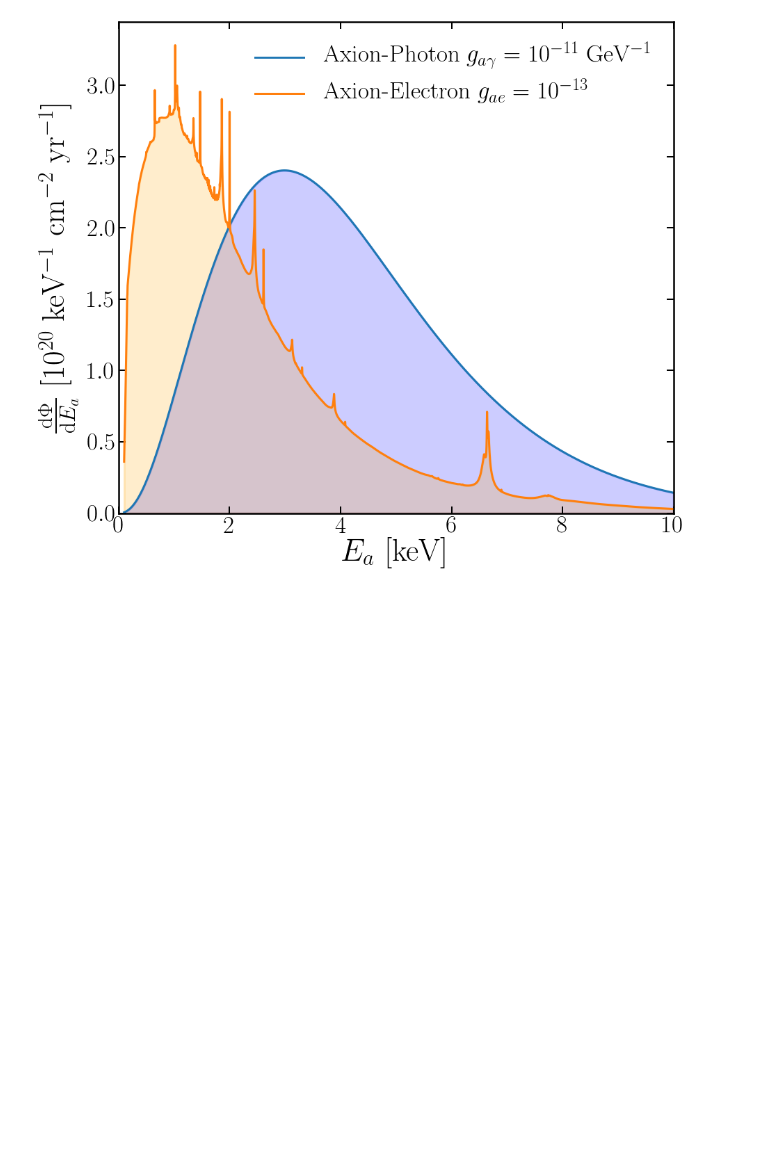
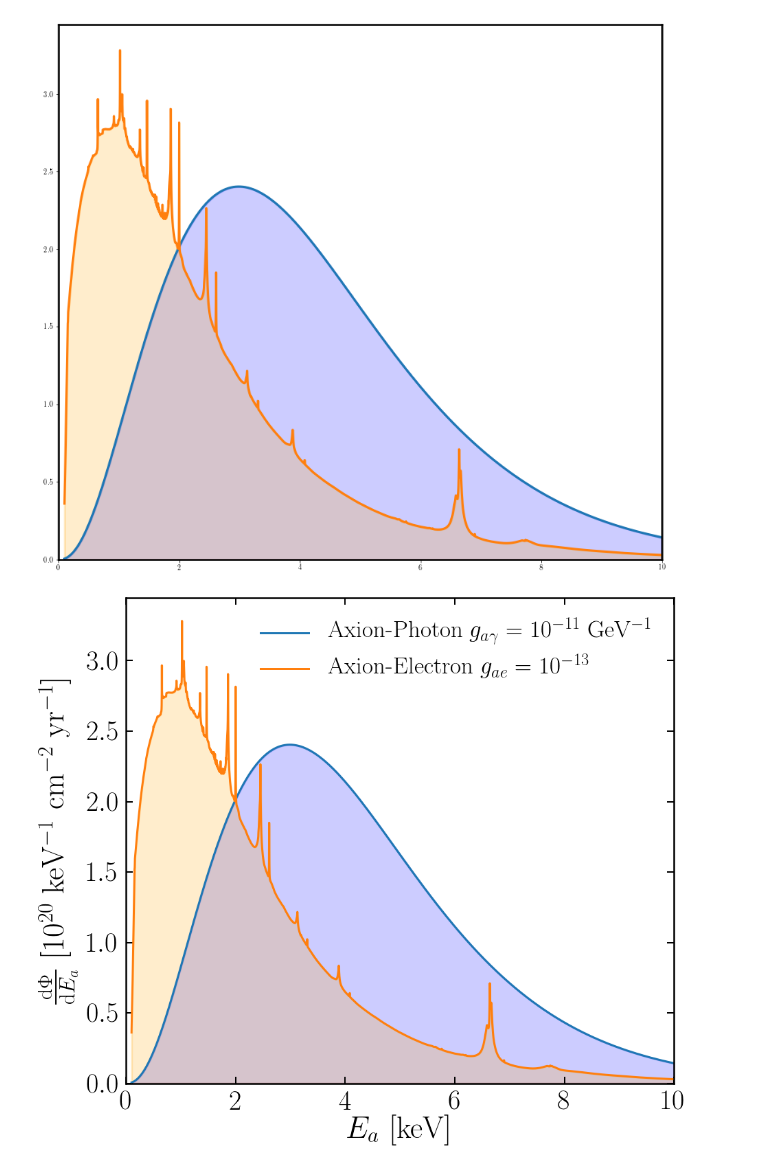
Before and after one commit to cajohare/IAXOmass, a Jupyter notebook: code/plot_SolarAxionFlux.ipynb, the cells around one changed output. Cells and saved outputs as stored; diff of their text form; code cells hidden in the pictures; blank space fills up the shorter version.

Commit message:
small plot tweaks

```diff
--- a/code/plot_SolarAxionFlux.ipynb
+++ b/code/plot_SolarAxionFlux.ipynb
@@ -14,34 +14,35 @@ ax = fig.add_subplot(111)
 # Axion energy range for the plot
 na = 10000
 Ea = linspace(0.1,10,na)
 
 # Rescale from 1/(keV m s) to 10^20/(keV cm year)
 rs = (100**2.0)*(3600*24*365)/1e20
 
 # Generate fluxes
 dPhi_P = AxionFuncs.AxionFlux_Primakoff(1e-11,Ea)
 dPhi_AR = AxionFuncs.AxionFlux_Axioelectron(1e-13,Ea)
 
 # Plot
 plt.plot(Ea,dPhi_P*rs,'-',linewidth=3,label=r'Axion-Photon $g_{a\gamma} = 10^{-11}$ GeV$^{-1}$')
 plt.fill_between(Ea,dPhi_P*rs,color="Blue",linewidth=3,alpha=0.2)
 plt.plot(Ea,dPhi_AR*rs,'-',linewidth=3,label=r'Axion-Electron $g_{ae} = 10^{-13}$')
 plt.fill_between(Ea,dPhi_AR*rs,color="Orange",linewidth=3,alpha=0.2)
 
 # Plot fiddling
 ax.set_xlim(left=0.0, right=10.0)
 ax.set_ylim(bottom=0.0)
-ax.tick_params(which='major',direction='in',width=2,length=10,right=True,top=True)
+ax.tick_params(which='major',direction='in',width=2,length=10,right=True,top=True,pad=10)
 ax.tick_params(which='minor',direction='in',width=1,length=7,right=True,top=True)
-plt.xticks(fontsize=35)
-plt.yticks(fontsize=35)
+plt.xticks(fontsize=40)
+plt.yticks(fontsize=40)
 plt.xlabel(r"$E_a$ [keV]",fontsize=45);
 plt.ylabel(r"$\frac{{\rm d}\Phi}{{\rm d}E_a}$ [$10^{20}$ keV$^{-1}$ cm$^{-2}$ yr$^{-1}$]",fontsize=45);
 plt.legend(fontsize=35,frameon=False)
 
 # Save figure
 plt.show()
 fig.savefig('../plots/SolarAxionFlux.pdf',bbox_inches='tight')
 fig.savefig('../plots/plots_png/SolarAxionFlux.png',bbox_inches='tight')
 # %% [output]
-[figure, old version]
+[figure, new version]
+[figure, added]
```
Also changed, not shown: 7 other files.
